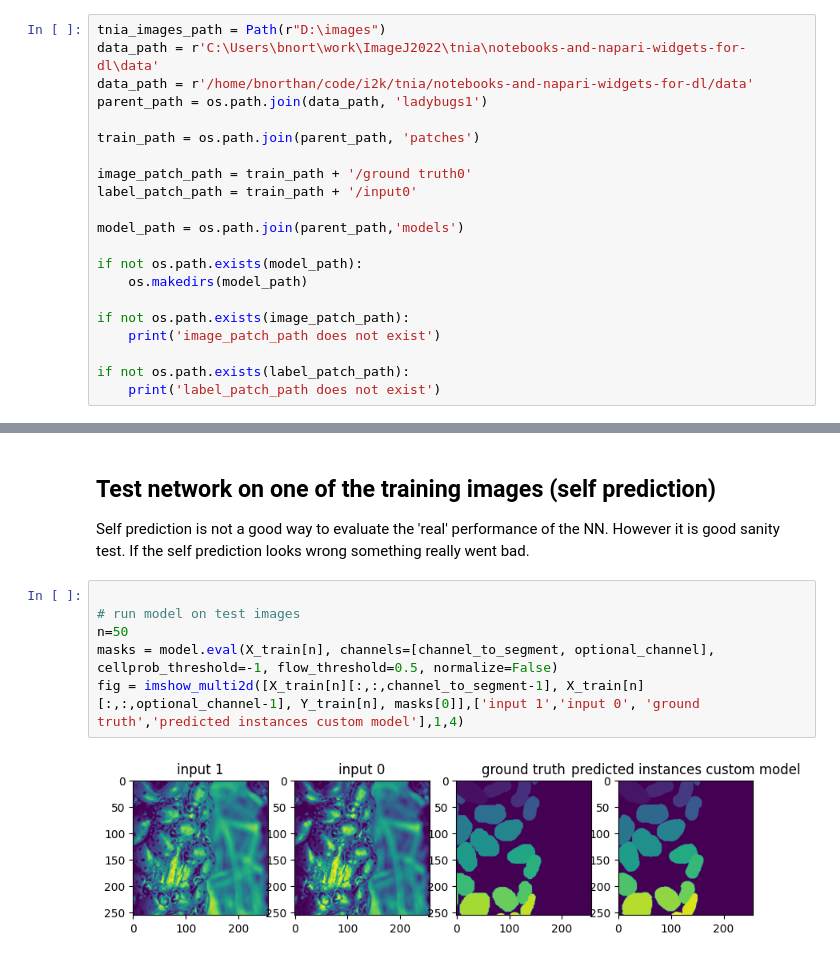
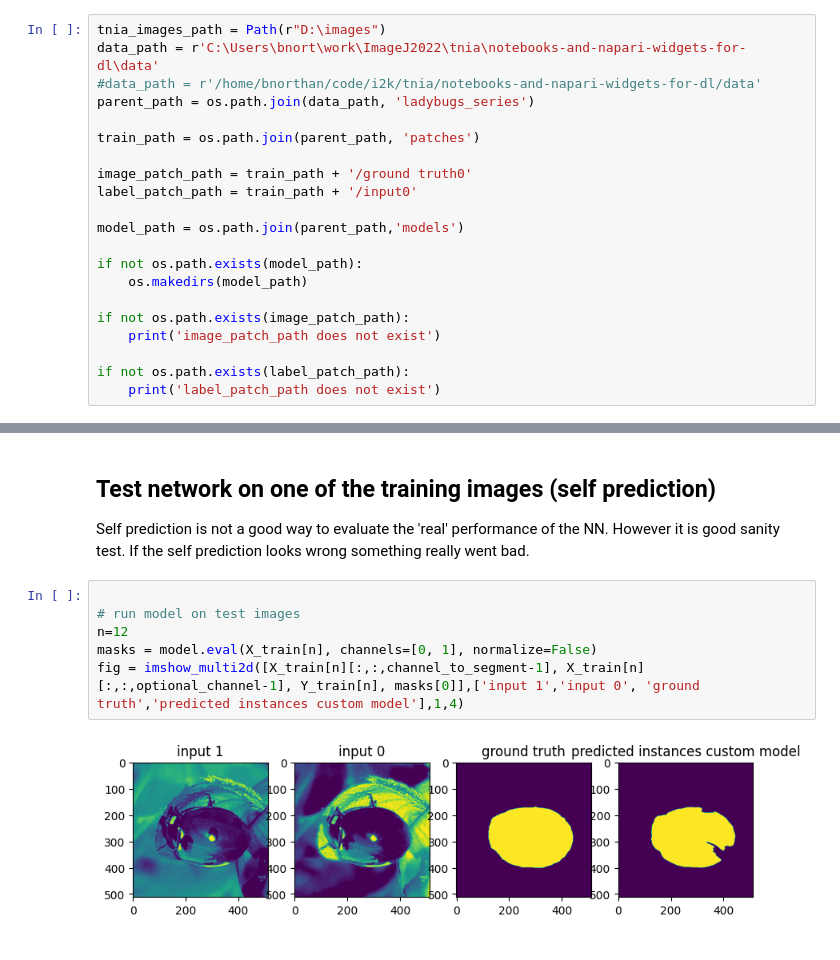
Before and after one commit to True-North-Intelligent-Algorithms/notebooks-and-napari-widgets-for-dl, a Jupyter notebook: docs/20_scale/50_cellpose_training_2d.ipynb, the cells around one changed output, grey strips where cells are left out. Drawn from its saved outputs; the diff is of its cells as text.

```diff
--- a/docs/20_scale/50_cellpose_training_2d.ipynb
+++ b/docs/20_scale/50_cellpose_training_2d.ipynb
@@ -18,8 +18,8 @@ We load directories called 'input0' and 'ground truth0' which should exist under
 # %%
 tnia_images_path = Path(r"D:\images")
 data_path = r'C:\Users\bnort\work\ImageJ2022\tnia\notebooks-and-napari-widgets-for-dl\data'
-data_path = r'/home/bnorthan/code/i2k/tnia/notebooks-and-napari-widgets-for-dl/data'
-parent_path = os.path.join(data_path, 'ladybugs1')
+#data_path = r'/home/bnorthan/code/i2k/tnia/notebooks-and-napari-widgets-for-dl/data'
+parent_path = os.path.join(data_path, 'ladybugs_series')
 
 train_path = os.path.join(parent_path, 'patches')
 
@@ -158,8 +159,8 @@ Self prediction is not a good way to evaluate the 'real' performance of the NN.
 # %%
 
 # run model on test images
-n=50
-masks = model.eval(X_train[n], channels=[channel_to_segment, optional_channel], cellprob_threshold=-1, flow_threshold=0.5, normalize=False)
+n=12
+masks = model.eval(X_train[n], channels=[0, 1], normalize=False)
 fig = imshow_multi2d([X_train[n][:,:,channel_to_segment-1], X_train[n][:,:,optional_channel-1], Y_train[n], masks[0]],['input 1','input 0', 'ground truth','predicted instances custom model'],1,4)
 # %% [output]
-[figure, old version]
+[figure, new version]
```
Also changed, not shown: parts of 7 cells of this notebook, 17 other files.
